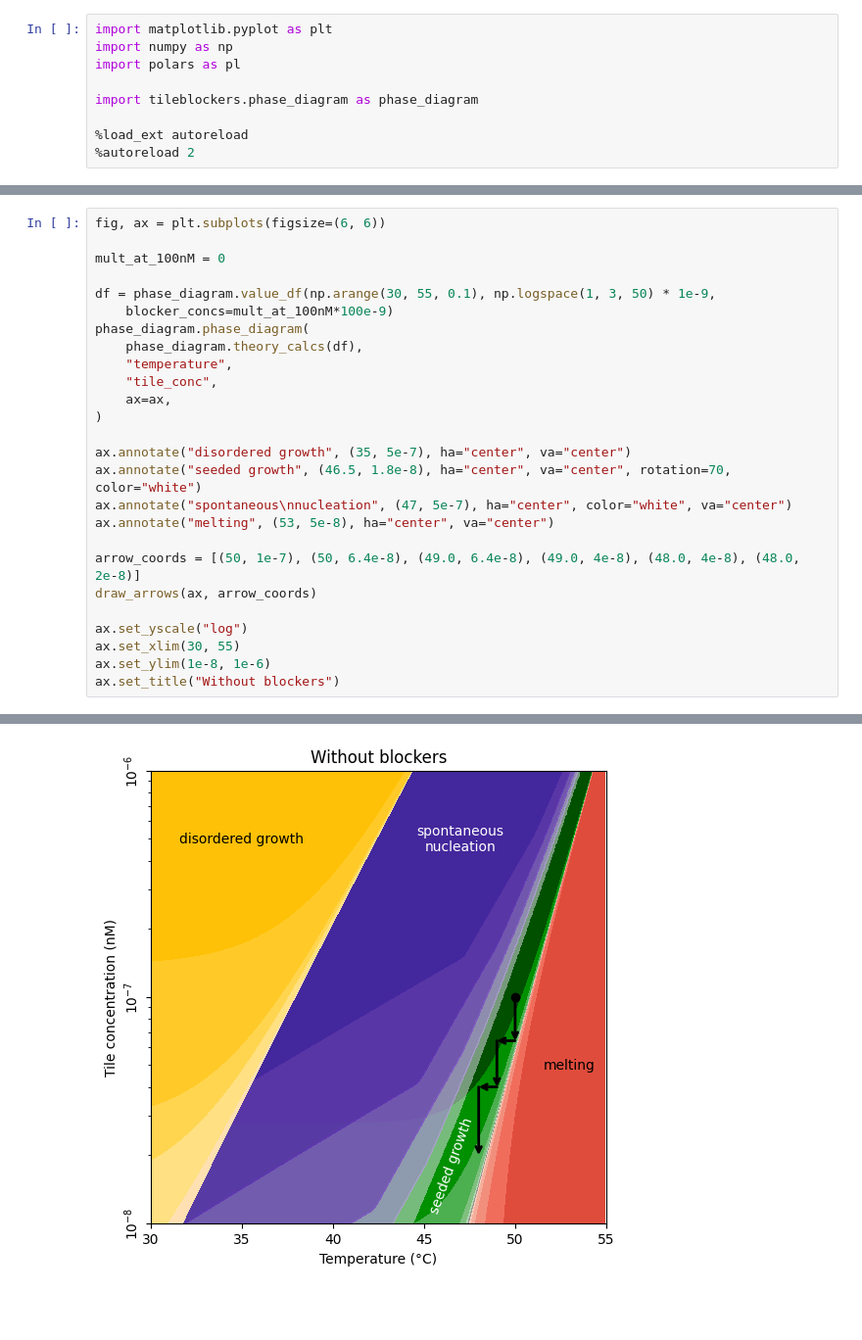
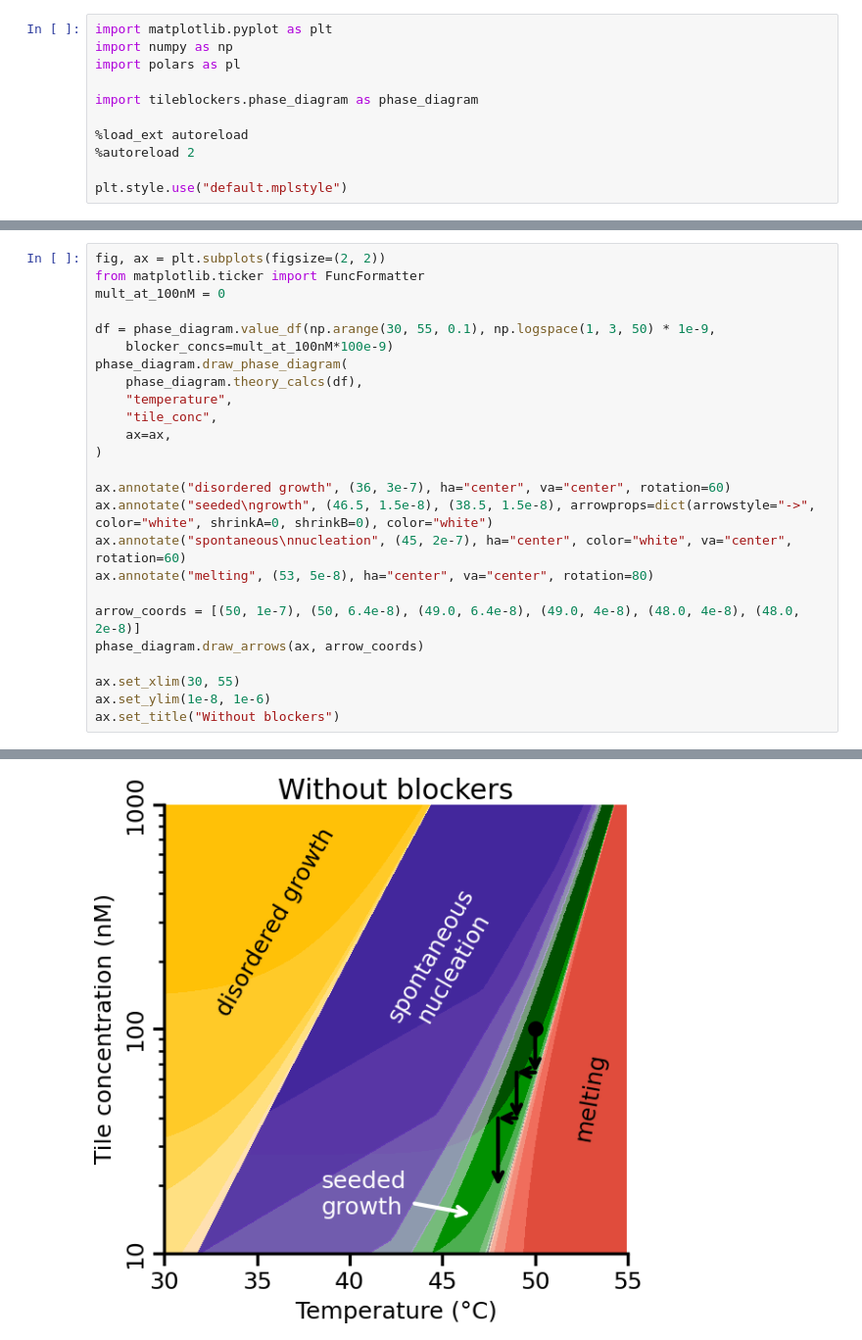
Before and after one commit to tapdance-dna/tileblockers, a Jupyter notebook: examples/phase_diagrams.ipynb, the cells around one changed output, grey strips where cells are left out. Shown at 98% size. Drawn from its saved outputs; the diff is of its cells as text; blank space fills up the shorter version.

```diff
--- a/examples/phase_diagrams.ipynb
+++ b/examples/phase_diagrams.ipynb
@@ -7,3 +7,5 @@ import tileblockers.phase_diagram as phase_diagram
 
 %load_ext autoreload
 %autoreload 2
+
+plt.style.use("default.mplstyle")
@@ -37,26 +72,25 @@ Text(0.5, 1.0, '2.5 µM blockers')
 # %%
-fig, ax = plt.subplots(figsize=(6, 6))
-
+fig, ax = plt.subplots(figsize=(2, 2))
+from matplotlib.ticker import FuncFormatter
 mult_at_100nM = 0
 
 df = phase_diagram.value_df(np.arange(30, 55, 0.1), np.logspace(1, 3, 50) * 1e-9,
     blocker_concs=mult_at_100nM*100e-9)
-phase_diagram.phase_diagram(
+phase_diagram.draw_phase_diagram(
     phase_diagram.theory_calcs(df),
     "temperature",
     "tile_conc",
     ax=ax,
 )
 
-ax.annotate("disordered growth", (35, 5e-7), ha="center", va="center")
-ax.annotate("seeded growth", (46.5, 1.8e-8), ha="center", va="center", rotation=70, color="white")
-ax.annotate("spontaneous\nnucleation", (47, 5e-7), ha="center", color="white", va="center")
-ax.annotate("melting", (53, 5e-8), ha="center", va="center")
+ax.annotate("disordered growth", (36, 3e-7), ha="center", va="center", rotation=60)
+ax.annotate("seeded\ngrowth", (46.5, 1.5e-8), (38.5, 1.5e-8), arrowprops=dict(arrowstyle="->", color="white", shrinkA=0, shrinkB=0), color="white")
+ax.annotate("spontaneous\nnucleation", (45, 2e-7), ha="center", color="white", va="center", rotation=60)
+ax.annotate("melting", (53, 5e-8), ha="center", va="center", rotation=80)
 
 arrow_coords = [(50, 1e-7), (50, 6.4e-8), (49.0, 6.4e-8), (49.0, 4e-8), (48.0, 4e-8), (48.0, 2e-8)]
-draw_arrows(ax, arrow_coords)
+phase_diagram.draw_arrows(ax, arrow_coords)
 
-ax.set_yscale("log")
 ax.set_xlim(30, 55)
 ax.set_ylim(1e-8, 1e-6)
 ax.set_title("Without blockers")
@@ -65 +100 @@ Text(0.5, 1.0, 'Without blockers')
-[figure, old version]
+[figure, new version]
```
Also changed, not shown: parts of 17 cells of this notebook, 7 other files.
